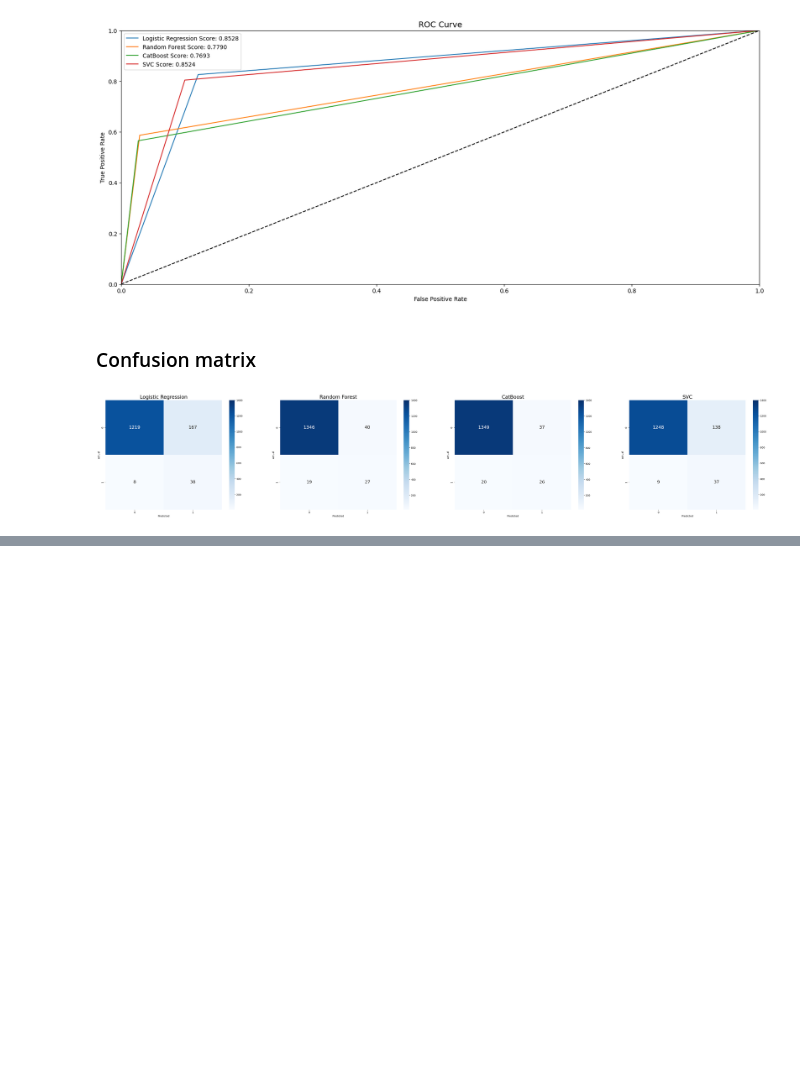
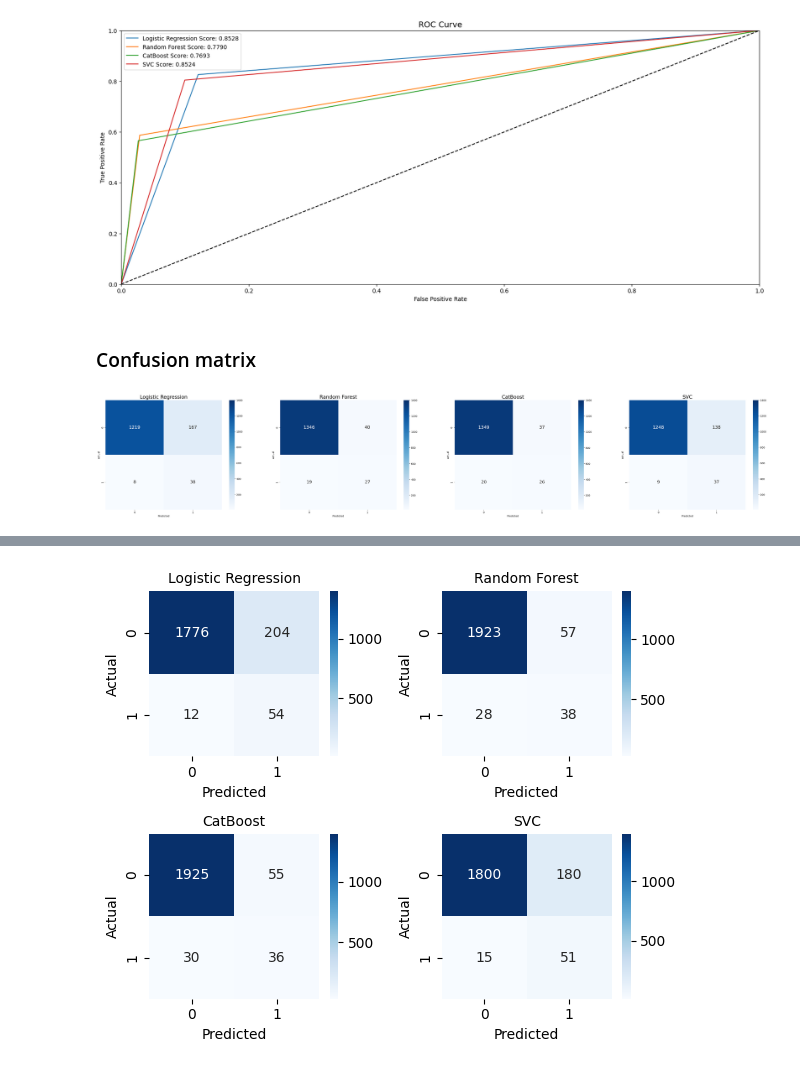
Before and after one commit to jrsh44/ML-bankruptcy-prediction, a Jupyter notebook: ml-code.ipynb, the cells around one changed output, grey strips where cells are left out. Cells and saved outputs as stored; diff of their text form; code cells hidden in the pictures; blank space fills up the shorter version.

Commit message:
add validation

```diff
--- a/ml-code.ipynb
+++ b/ml-code.ipynb
@@ -431,0 +436,16 @@ plt.show()
+# %%
+# for each of model trained before - run it on validation set
+y_pred_log_reg = log_reg_estimator.predict(x_valid)
+y_pred_rand_for = rand_for_estimator.predict(x_valid)
+y_pred_cat = cat_estimator.predict(x_valid)
+
+y_pred_svc = svc_estimator.predict(x_valid)
+
+print("for logreg")
+show_metrics(y_valid, y_pred_log_reg)
+print("for randfor")
+show_metrics(y_valid, y_pred_rand_for)
+print("for cat")
+show_metrics(y_valid, y_pred_cat)
+print("for svc")
+show_metrics(y_valid, y_pred_svc)
@@ -431,0 +470,34 @@ plt.show()
+# %%
+#prepare confussion matrix for each of previous models
+mx_log_reg = confusion_matrix(y_valid, y_pred_log_reg)
+mx_rand_for = confusion_matrix(y_valid, y_pred_rand_for)
+mx_cat = confusion_matrix(y_valid, y_pred_cat)
+mx_svc = confusion_matrix(y_valid, y_pred_svc)
+
+hm_log_reg = pd.DataFrame(mx_log_reg)
+hm_rand_for = pd.DataFrame(mx_rand_for)
+hm_cat = pd.DataFrame(mx_cat)
+hm_svc = pd.DataFrame(mx_svc)
+
+f, ax = plt.subplots(2, 2, figsize=(6,5))  # Adjust overall plot size
+
+sns.heatmap(hm_log_reg, cmap='Blues', annot=True, annot_kws={"size": 10}, fmt='g', vmax=1400, ax = ax[0, 0])
+ax[0, 0].set(xlabel='Predicted', ylabel='Actual')
+ax[0, 0].set_title('Logistic Regression', fontsize=10)
+
+sns.heatmap(hm_rand_for, cmap='Blues', annot=True, annot_kws={"size": 10}, fmt='g', vmax=1400, ax = ax[0, 1])
+ax[0, 1].set(xlabel='Predicted', ylabel='Actual')
+ax[0, 1].set_title('Random Forest', fontsize=10)
+
+sns.heatmap(hm_cat, cmap='Blues', annot=True, annot_kws={"size": 10}, fmt='g', vmax=1400, ax = ax[1, 0])
+ax[1, 0].set(xlabel='Predicted', ylabel='Actual')
+ax[1, 0].set_title('CatBoost', fontsize=10)
+
+sns.heatmap(hm_svc, cmap='Blues', annot=True, annot_kws={"size": 10}, fmt='g', vmax=1400, ax = ax[1, 1])
+ax[1, 1].set(xlabel='Predicted', ylabel='Actual')
+ax[1, 1].set_title('SVC', fontsize=10)
+
+plt.tight_layout()  # Adjust spacing between subplots to minimize the overlaps.
+plt.show()
+# %% [output]
+[figure, added]
```
Also changed, not shown: parts of 3 cells of this notebook, 1 other file.
